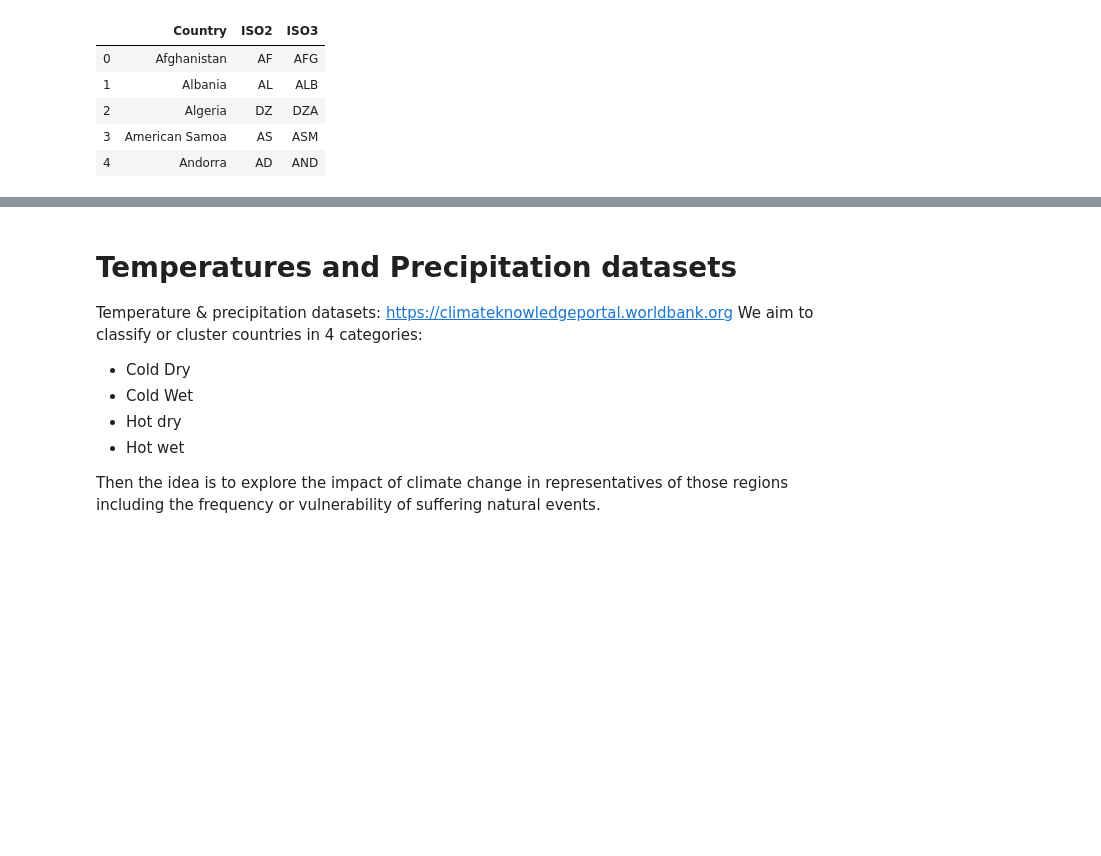
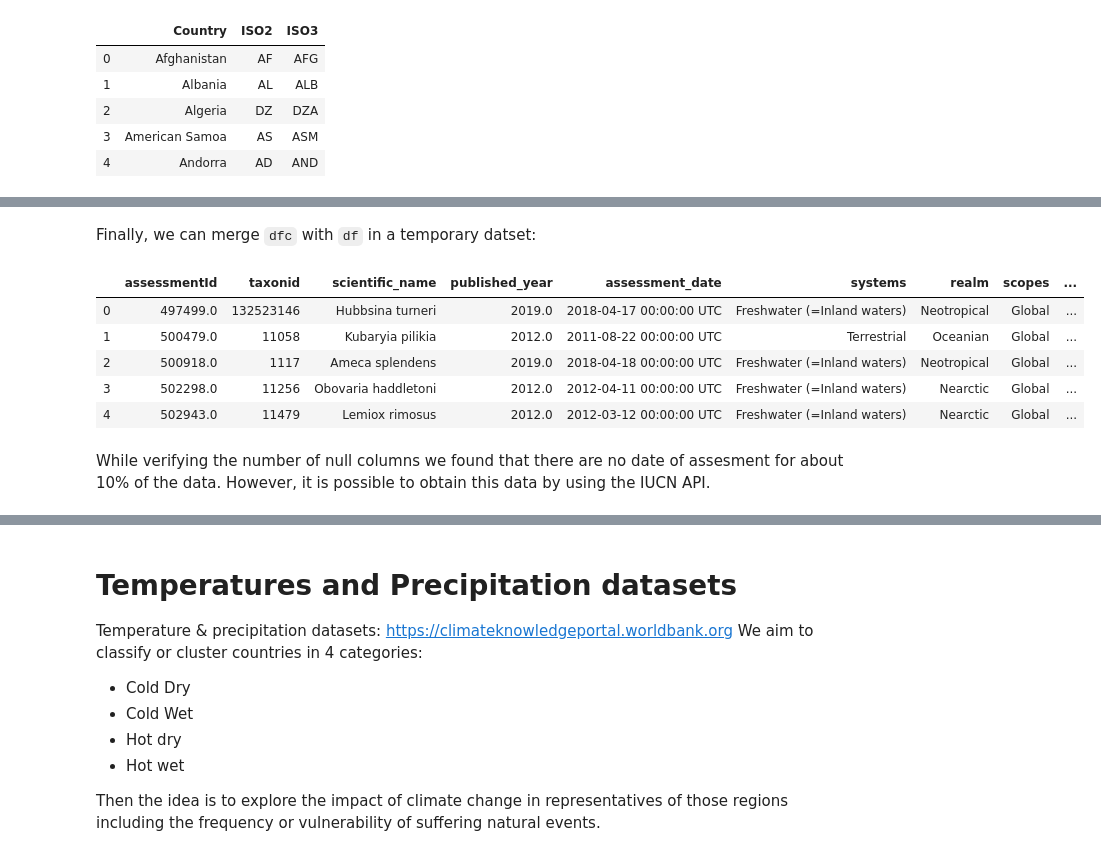
Before and after one commit to fabi-cast/Ecozones-in-a-Warming-World, a Jupyter notebook: notebooks/data-cleaning.ipynb, the cells around one changed output, grey strips where cells are left out. Drawn from its saved outputs; the diff is of its cells as text; code cells hidden in the pictures; blank space fills up the shorter version.

```diff
--- a/notebooks/data-cleaning.ipynb
+++ b/notebooks/data-cleaning.ipynb
@@ -368,0 +316,2 @@ df = df[['assessmentId', 'internalTaxonId', 'scientificName', 'redlistCategory',
+# %%
+dfc = dfc.merge(codes, left_on = "country", right_on = "ISO2", how = "left").drop(columns = ["country"])
@@ -368,0 +329,17 @@ df = df[['assessmentId', 'internalTaxonId', 'scientificName', 'redlistCategory',
+# %% [markdown]
+Finally, we can merge ``dfc`` with ``df`` in a temporary datset:
+# %%
+df0 = (df.merge(dfc, on = ["taxonid", "scientific_name"], how = "right")
+         .drop(columns = "category_x")
+         .rename(columns = {"category_y": "category"}))
+# %%
+df0.head()
+# %% [output]
+|  | assessmentId | taxonid | scientific_name | published_year | assessment_date | systems | realm | scopes | ... |
+| 0 | 497499.0 | 132523146 | Hubbsina turneri | 2019.0 | 2018-04-17 00:00:00 UTC | Freshwater (=Inland waters) | Neotropical | Global | ... |
+| 1 | 500479.0 | 11058 | Kubaryia pilikia | 2012.0 | 2011-08-22 00:00:00 UTC | Terrestrial | Oceanian | Global | ... |
+| 2 | 500918.0 | 1117 | Ameca splendens | 2019.0 | 2018-04-18 00:00:00 UTC | Freshwater (=Inland waters) | Neotropical | Global | ... |
+| 3 | 502298.0 | 11256 | Obovaria haddletoni | 2012.0 | 2012-04-11 00:00:00 UTC | Freshwater (=Inland waters) | Nearctic | Global | ... |
+| 4 | 502943.0 | 11479 | Lemiox rimosus | 2012.0 | 2012-03-12 00:00:00 UTC | Freshwater (=Inland waters) | Nearctic | Global | ... |
+# %% [markdown]
+While verifying the number of null columns we found that there are no date of assesment for about 10% of the data. However, it is possible to obtain this data by using the IUCN API.
```
Also changed, not shown: parts of 179 cells of this notebook.
